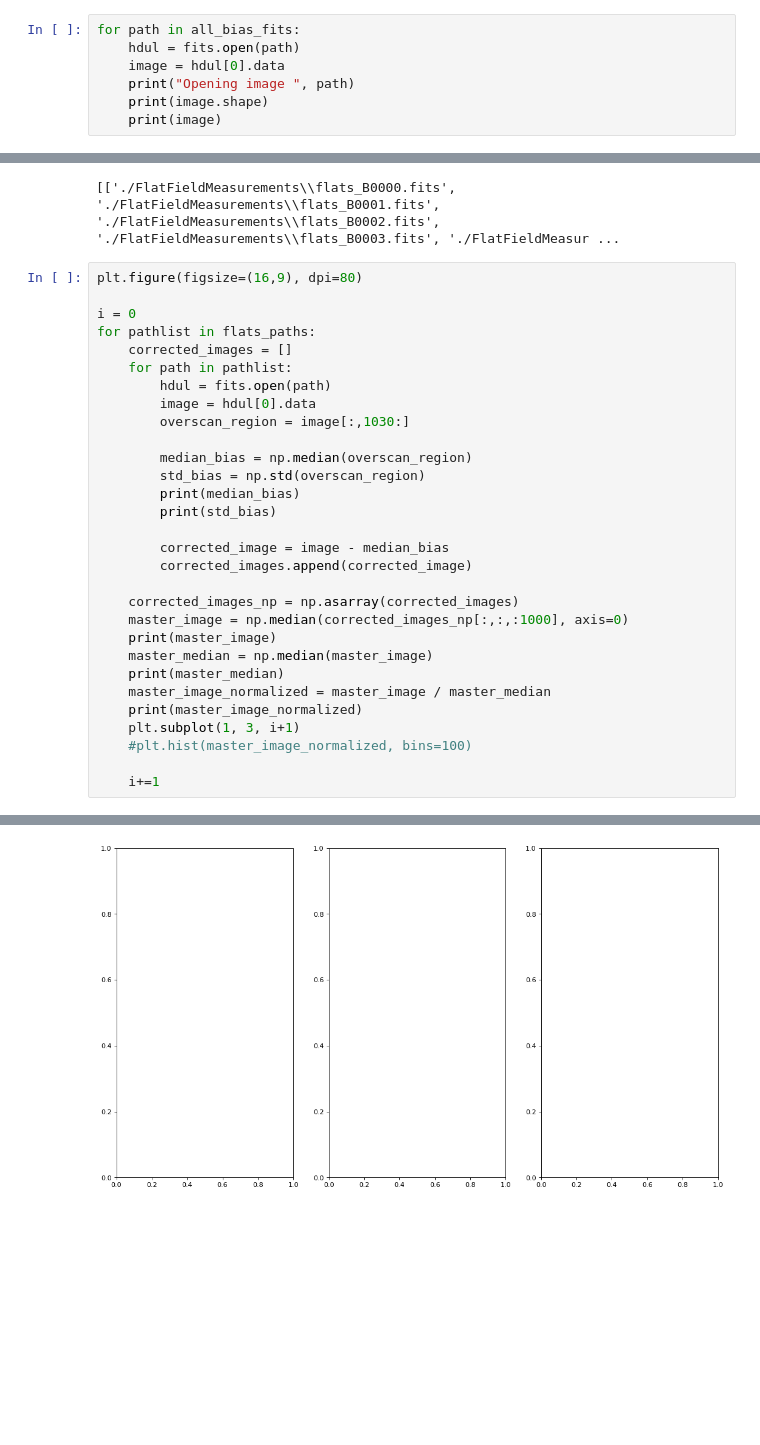
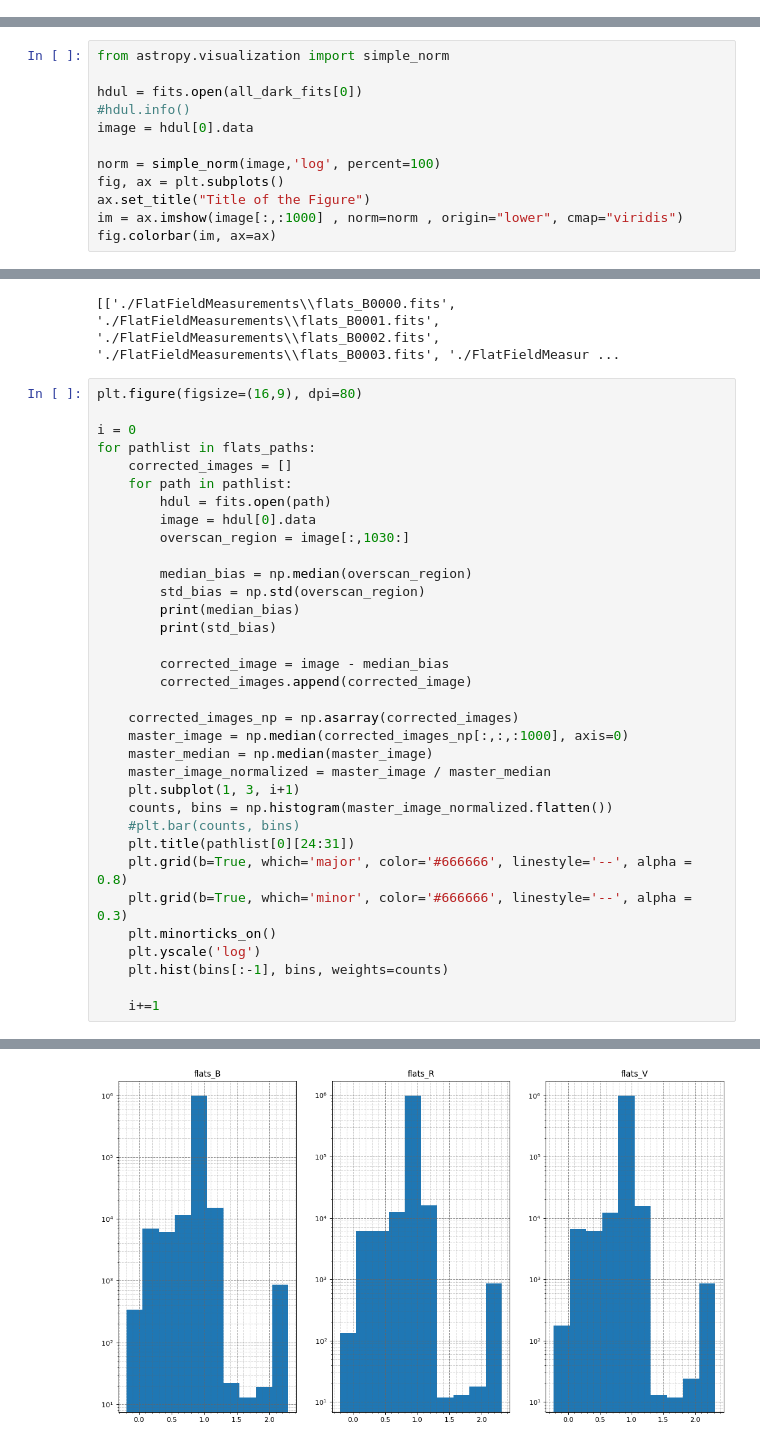
Before and after one commit to fexfl/FP, a Jupyter notebook: F30/F30 Analysis.ipynb, the cells around one changed output, grey strips where cells are left out. Cells and saved outputs as stored; diff of their text form; blank space fills up the shorter version.

```diff
--- a/F30/F30 Analysis.ipynb
+++ b/F30/F30 Analysis.ipynb
@@ -57,10 +53,3 @@ Dimension of or:  (1024, 20)
  [1273. -484.  -25. ...   13.    3.  -22.]
  [1293. -520.  -48. ...   27.  -29.  -14.]
  [1286. -507.  -38. ...   -9.   12.  -33.]]
-# %%
-for path in all_bias_fits:
-    hdul = fits.open(path)
-    image = hdul[0].data
-    print("Opening image ", path)
-    print(image.shape)
-    print(image)
@@ -84,0 +56,12 @@ Opening image  ./DarkMeasurements\bias_0001.fits
+# %%
+from astropy.visualization import simple_norm
+
+hdul = fits.open(all_dark_fits[0])
+#hdul.info()
+image = hdul[0].data
+
+norm = simple_norm(image,'log', percent=100)
+fig, ax = plt.subplots()
+ax.set_title("Title of the Figure")
+im = ax.imshow(image[:,:1000] , norm=norm , origin="lower", cmap="viridis")
+fig.colorbar(im, ax=ax)
@@ -171,13 +155,17 @@ for pathlist in flats_paths:
 
     corrected_images_np = np.asarray(corrected_images)
     master_image = np.median(corrected_images_np[:,:,:1000], axis=0)
-    print(master_image)
     master_median = np.median(master_image)
-    print(master_median)
     master_image_normalized = master_image / master_median
-    print(master_image_normalized)
     plt.subplot(1, 3, i+1)
-    #plt.hist(master_image_normalized, bins=100)
+    counts, bins = np.histogram(master_image_normalized.flatten())
+    #plt.bar(counts, bins)
+    plt.title(pathlist[0][24:31])
+    plt.grid(b=True, which='major', color='#666666', linestyle='--', alpha = 0.8)
+    plt.grid(b=True, which='minor', color='#666666', linestyle='--', alpha = 0.3)
+    plt.minorticks_on()
+    plt.yscale('log')
+    plt.hist(bins[:-1], bins, weights=counts)
 
     i+=1
 # %% [output]
@@ -201 +189 @@ for pathlist in flats_paths:
-[figure, old version]
+[figure, new version]
```
Also changed, not shown: parts of 19 cells of this notebook, 59 other files.
